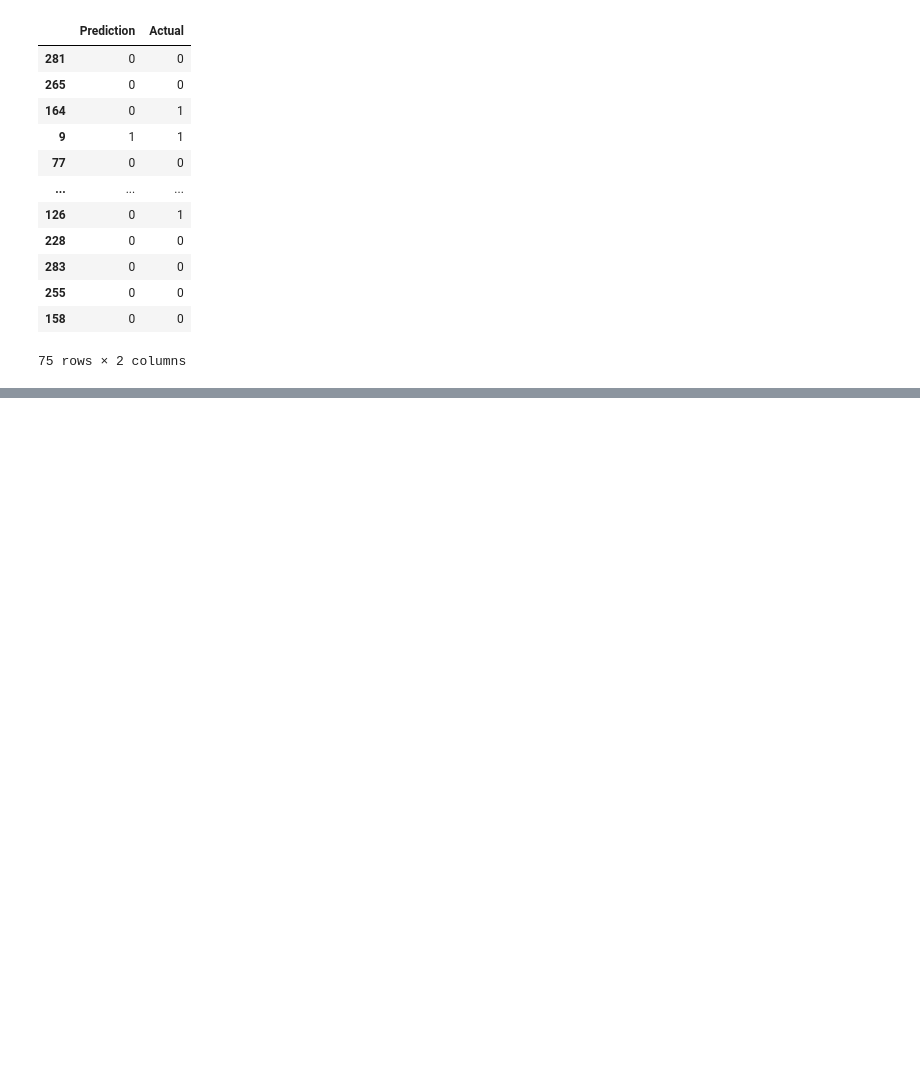
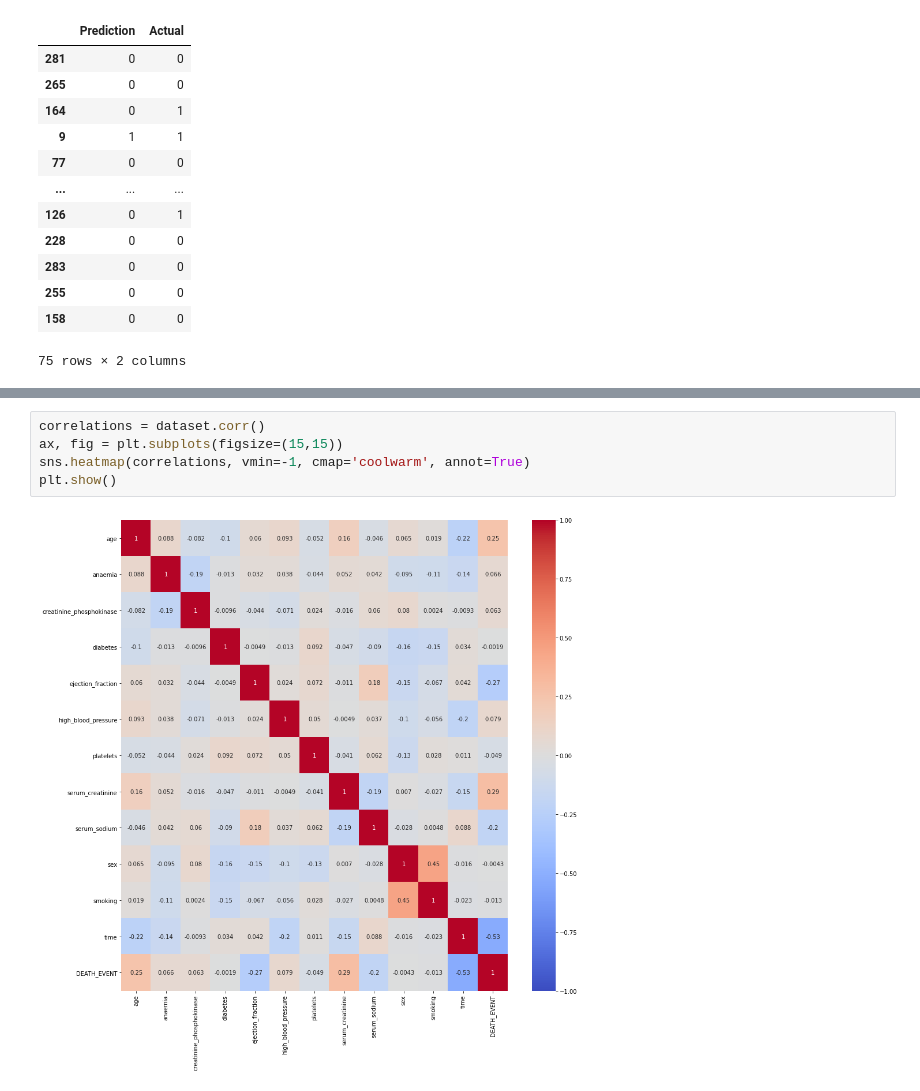
Before and after one commit to ewatxc82/Erik-Ashwini-Neal-Final-Project, a Jupyter notebook: modeling/heart_failure_models.ipynb, the cells around one changed output, grey strips where cells are left out. Saved outputs shown, nothing was run; the diff lists cells and outputs as text; blank space fills up the shorter version.

```diff
--- a/modeling/heart_failure_models.ipynb
+++ b/modeling/heart_failure_models.ipynb
@@ -177,0 +148,7 @@ weighted avg       0.34      0.59      0.43        75
+# %%
+correlations = dataset.corr()
+ax, fig = plt.subplots(figsize=(15,15))
+sns.heatmap(correlations, vmin=-1, cmap='coolwarm', annot=True)
+plt.show()
+# %% [output]
+[figure, added]
```
Also changed, not shown: parts of 17 cells of this notebook.
